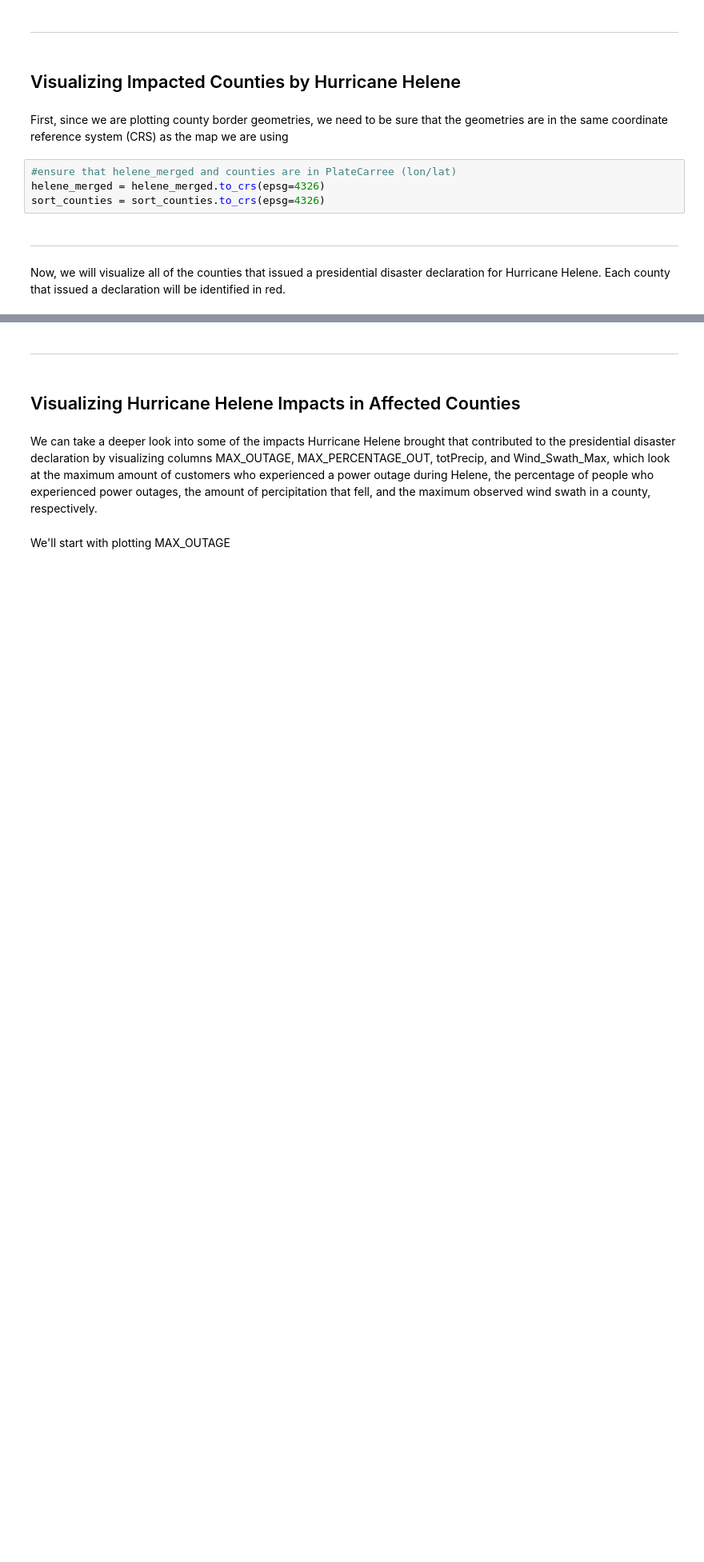
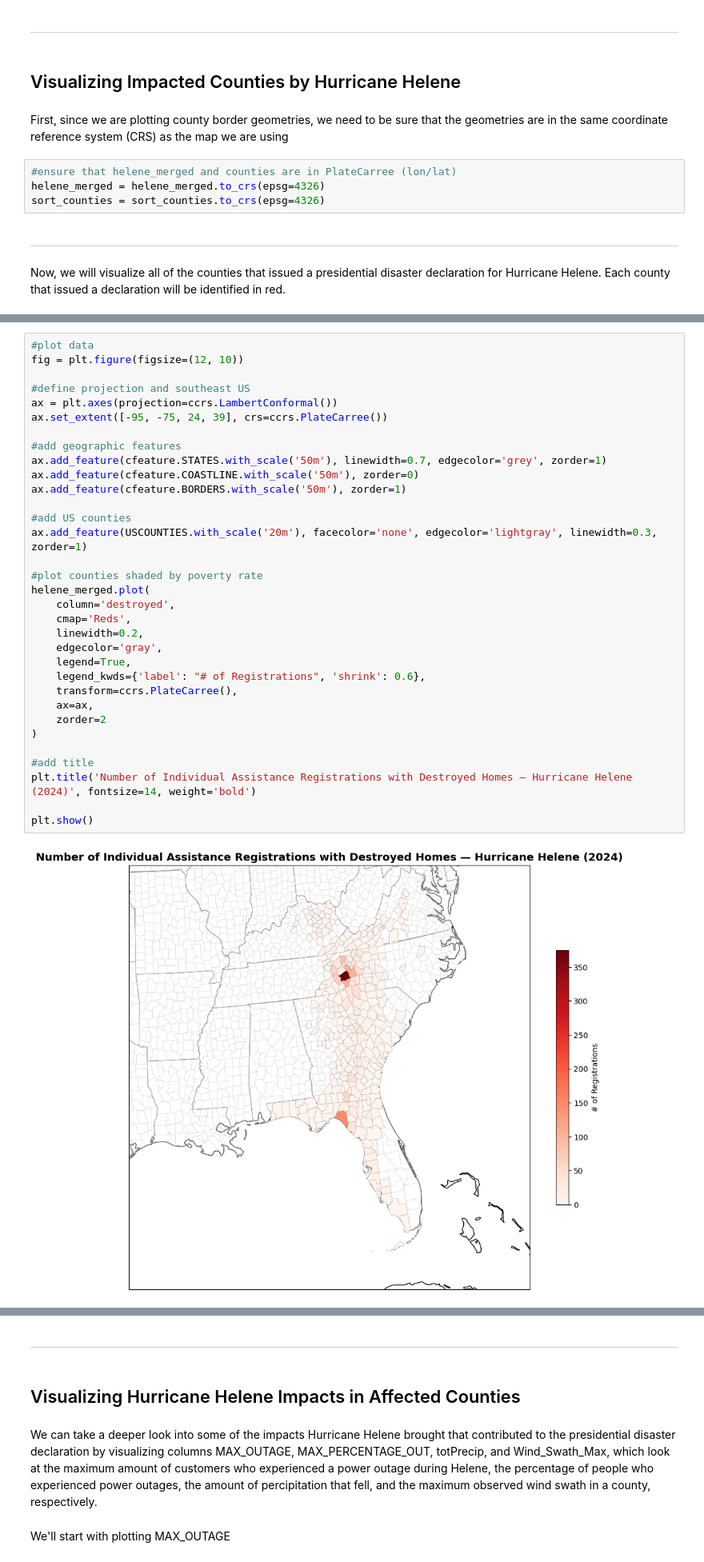
Before and after one commit to DAES433533/bluegreen, a Jupyter notebook: notebooks/helene_emergency_impacts.ipynb, the cells around one changed output, grey strips where cells are left out. Shown at 80% size. Cells and saved outputs as stored; diff of their text form; blank space fills up the shorter version.

```diff
--- a/notebooks/helene_emergency_impacts.ipynb
+++ b/notebooks/helene_emergency_impacts.ipynb
@@ -234,0 +238,35 @@ plt.show()
+# %%
+#plot data
+fig = plt.figure(figsize=(12, 10))
+
+#define projection and southeast US
+ax = plt.axes(projection=ccrs.LambertConformal())
+ax.set_extent([-95, -75, 24, 39], crs=ccrs.PlateCarree())
+
+#add geographic features
+ax.add_feature(cfeature.STATES.with_scale('50m'), linewidth=0.7, edgecolor='grey', zorder=1)
+ax.add_feature(cfeature.COASTLINE.with_scale('50m'), zorder=0)
+ax.add_feature(cfeature.BORDERS.with_scale('50m'), zorder=1)
+
+#add US counties
+ax.add_feature(USCOUNTIES.with_scale('20m'), facecolor='none', edgecolor='lightgray', linewidth=0.3, zorder=1)
+
+#plot counties shaded by poverty rate
+helene_merged.plot(
+    column='destroyed',
+    cmap='Reds',
+    linewidth=0.2,
+    edgecolor='gray',
+    legend=True,
+    legend_kwds={'label': "# of Registrations", 'shrink': 0.6},
+    transform=ccrs.PlateCarree(),
+    ax=ax,
+    zorder=2
+)
+
+#add title
+plt.title('Number of Individual Assistance Registrations with Destroyed Homes — Hurricane Helene (2024)', fontsize=14, weight='bold')
+
+plt.show()
+# %% [output]
+[figure, added]
```
Also changed, not shown: parts of 7 cells of this notebook, 1 other file.
